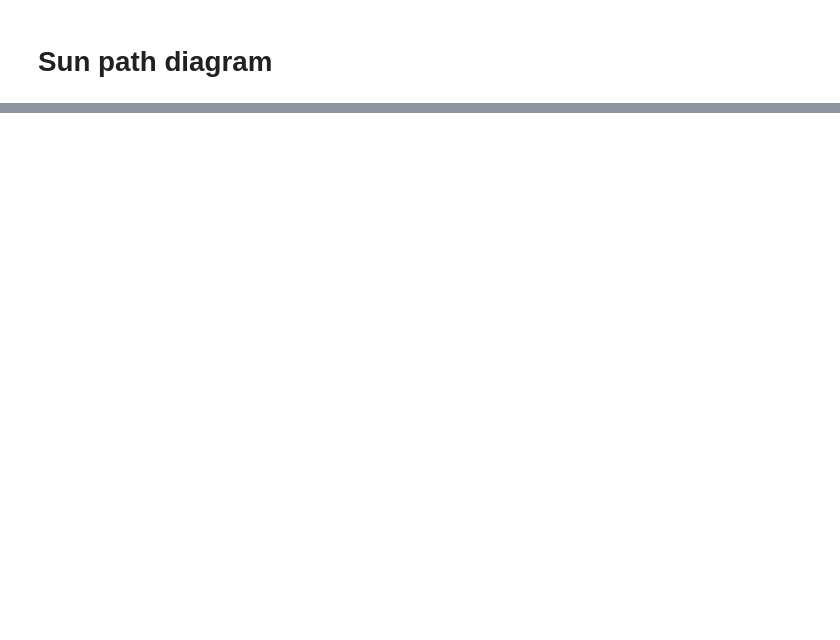
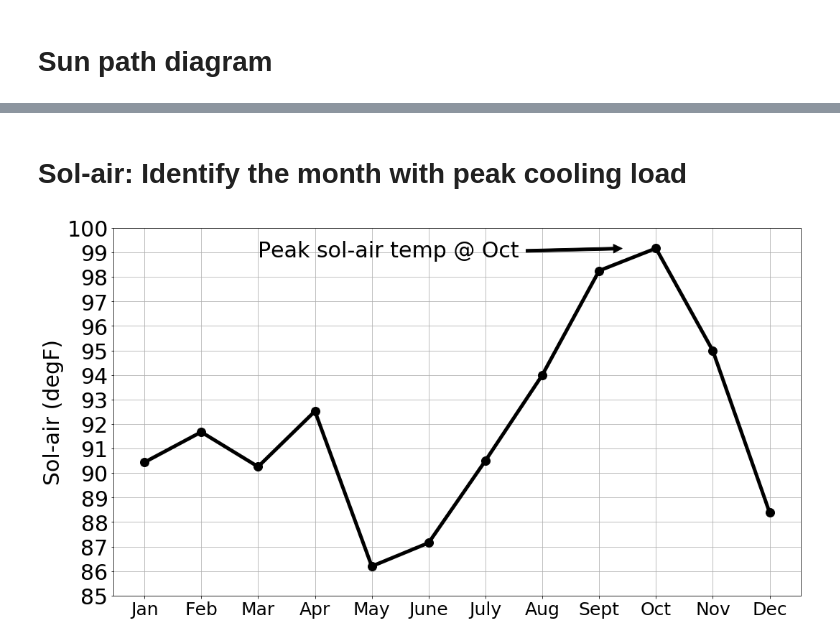
Before and after one commit to shenzha/Sun_path-and-sol_air, a Jupyter notebook: Release.ipynb, the cells around one changed output, grey strips where cells are left out. Drawn from its saved outputs; the diff is of its cells as text; code cells hidden in the pictures; blank space fills up the shorter version.

```diff
--- a/Release.ipynb
+++ b/Release.ipynb
@@ -134,0 +324,38 @@ plt.show()
+# %% [markdown]
+# Sol-air: Identify the month with peak cooling load
+# %%
+ambient_temp = [26.6, 27.1, 26.5, 28.5, 25.6, 26.4, 28.1, 29.5, 31.2, 31.5, 29.2, 25.6]
+
+E = [175, 205, 227 ,227, 220 ,214 ,215 ,219 ,215, 195 ,173 ,162]
+S = [246 ,221, 176, 115, 74 ,60, 72  ,111,   171, 215 ,243, 252]
+h =28
+alpha = 0.8
+
+sol_air = []
+for i in range(12):
+    I = E[i]* (18+69.5)/(18+69.5+64.95)+ S[i]*64.95/(18+69.5+64.95)
+
+    sol_air.append(ambient_temp[i] + alpha * I / h)
+
+
+f,ax = plt.subplots(figsize = (15,8))
+ax.plot(sol_air,linewidth=5, color = 'k', marker='o',markersize=12)
+ax.set_xticks(np.arange(0,12))
+ax.set_xticklabels(['Jan', 'Feb', 'Mar', 'Apr', 'May','June', 'July', 'Aug', 'Sept', 'Oct', 'Nov','Dec'], fontsize = 25)
+
+F = np.arange(85,101,1)
+C = (5/9) * (F - 32)
+ax.set_yticks(C)
+ax.set_ylim([C[0],C[-1]])
+ax.set_yticklabels(F, fontsize = 30)
+ax.grid()
+xmax = 9
+ymax = max(sol_air)
+ax.annotate('Peak sol-air temp @ Oct', xy=(xmax-0.5, ymax), xytext=(xmax-7, ymax-0.2),
+            arrowprops=dict(facecolor='black', shrink=0.05), fontsize = 30
+            )
+ax.set_ylabel('Sol-air (degF)',fontsize = 30)
+f.tight_layout()
+f.show()
+# %% [output]
+[figure, added]
```
Also changed, not shown: parts of 4 cells of this notebook.
